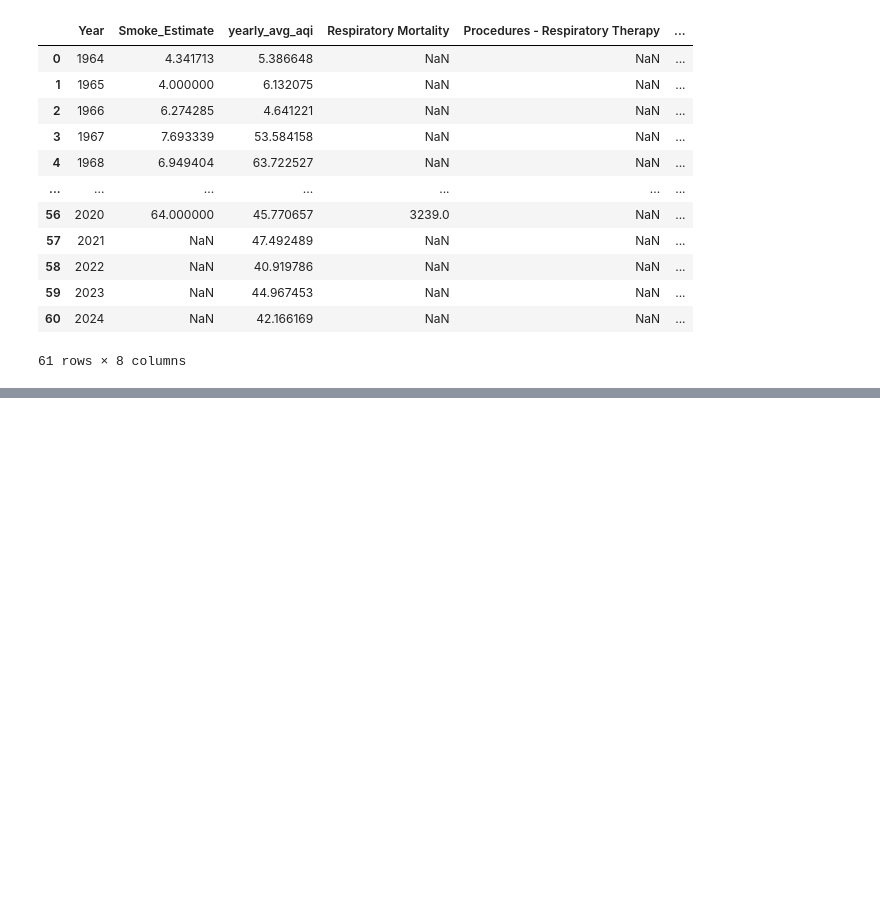
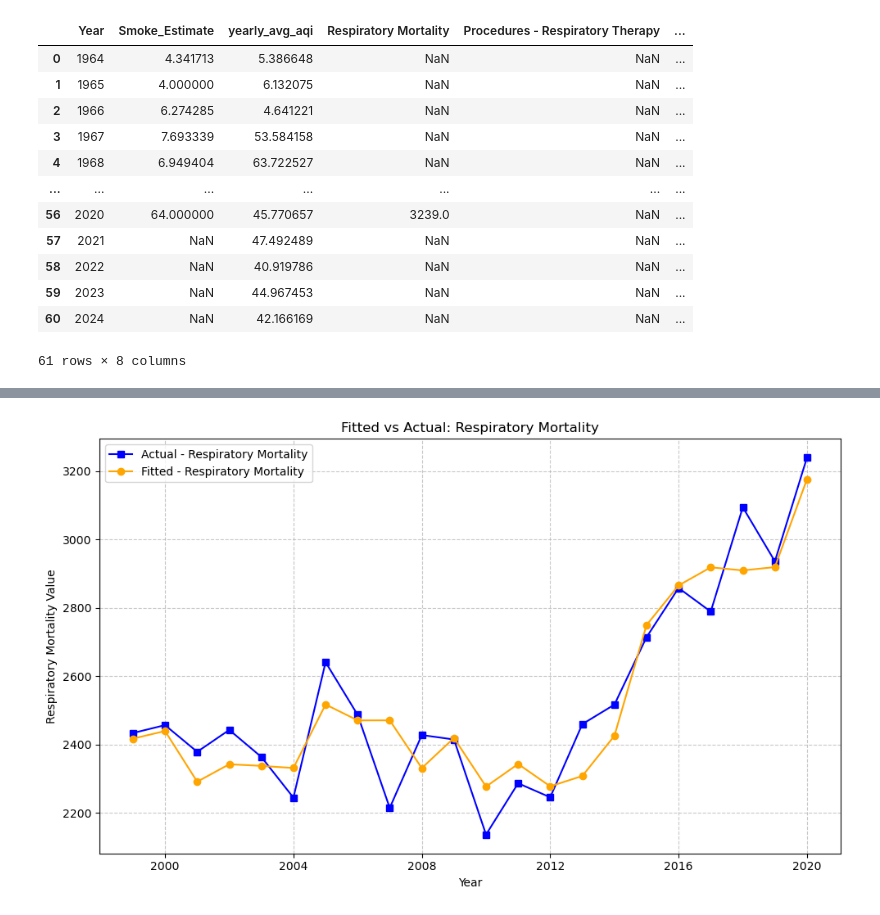
Before and after one commit to mihirgathani/Wildfire_Analysis_Project, a Jupyter notebook: Code/ExtensionPlan_Forecasting.ipynb, the cells around one changed output, grey strips where cells are left out. Drawn from its saved outputs; the diff is of its cells as text; code cells hidden in the pictures; blank space fills up the shorter version.

Commit message:
Updated the forecasting code

```diff
--- a/Code/ExtensionPlan_Forecasting.ipynb
+++ b/Code/ExtensionPlan_Forecasting.ipynb
@@ -87,10 +102,4 @@ result
 # %%
-# Filter the data for the years 2000-2020
-result_filtered = result[(result['Year'] >= 2000) & (result['Year'] <= 2020)]
-
-# Ensure 'Year' is in datetime format
-result_filtered['Year'] = pd.to_datetime(result_filtered['Year'], format='%Y')
-
 # Define endogenous (target) and exogenous (predictor) variables
 endog = result_filtered[['Respiratory Mortality', 'Procedures - Respiratory Therapy',
                          'Procedures - Respiratory Operations', 'Emergency Visits - Asthma All Mentions',
@@ -116,103 +125,31 @@ fitted_values = fitted_model.fittedvalues
 
 # Inverse transform fitted and actual values to original scale
 fitted_values_original = pd.DataFrame(scaler.inverse_transform(fitted_values),
                                       columns=endog_imputed.columns,
                                       index=endog_imputed.index)
 endog_original = pd.DataFrame(scaler.inverse_transform(endog_scaled),
                               columns=endog_imputed.columns,
                               index=endog_imputed.index)
 
 year_column = result_filtered['Year'].reset_index(drop=True)  # Ensure alignment
 
 # Plot fitted vs actual for each indicator
 for column in endog_imputed.columns:
     plt.figure(figsize=(10, 6))
     plt.plot(year_column, endog_original[column], label=f'Actual - {column}', color='blue', marker='s')
     plt.plot(year_column, fitted_values_original[column], label=f'Fitted - {column}', color='orange', marker='o')
     plt.title(f'Fitted vs Actual: {column}')
     plt.xlabel('Year')
     plt.ylabel(f'{column} Value')
     plt.legend(loc='upper left')
     plt.grid(True, linestyle='--', alpha=0.7)
     plt.tight_layout()
     plt.show()
 
     # RMSE Evaluation
     rmse = np.sqrt(mean_squared_error(endog_original[column], fitted_values_original[column]))
     relative_rmse = rmse / endog_original[column].mean()
     print(f"{column} - RMSE: {rmse:.2f}, Relative RMSE: {relative_rmse:.2%}")
     print("\n================================================================================================")
-
-# Prepare exogenous data for predictions
-exog_new = smoke_predictions[['Smoke_Estimate']]
-
-# Define historical_df by filtering result_filtered for the historical period
-historical_df = result_filtered.copy()
-
-historical_df['Procedures - Respiratory Therapy'] = endog_imputed['Procedures - Respiratory Therapy']
-
-# Predict future values
-predictions = fitted_model.get_forecast(steps=len(exog_new), exog=exog_new)
-predicted_values = predictions.predicted_mean
-
-# Inverse transform predictions to original scale
-predicted_values_original = scaler.inverse_transform(predicted_values)
-predicted_df = pd.DataFrame(predicted_values_original,
-                            columns=endog_imputed.columns)
-
-# Correct the predicted years to start after the last historical year
-predicted_df['Year'] = pd.date_range(
-    start=historical_df['Year'].iloc[-1],
-    periods=len(predicted_df),
-    freq='Y'
-)
-
-# Combine historical and predicted data
-combined_dfs = []
-for column in endog_imputed.columns:
-    combined_df = pd.DataFrame({
-        'Year': pd.concat([historical_df['Year'], predicted_df['Year']], ignore_index=True),
-        'Values': pd.concat([historical_df[column], predicted_df[column]], ignore_index=True),
-        'Type': ['Historical'] * len(historical_df) + ['Predicted'] * len(predicted_df)
-    })
-    combined_dfs.append(combined_df)
-
-# Plot combined data for each indicator
-fig, axes = plt.subplots(nrows=3, ncols=2, figsize=(18, 12))
-axes = axes.flatten()
-
-for i, column in enumerate(endog_imputed.columns):
-    ax = axes[i]
-    combined_df = combined_dfs[i]
-
-    # Plot historical data
-    ax.plot(
-        combined_df.loc[combined_df['Type'] == 'Historical', 'Year'],
-        combined_df.loc[combined_df['Type'] == 'Historical', 'Values'],
-        label=f'Historical - {column}',
-        color='blue',
-        marker='o'
-    )
-
-    # Plot predicted data
-    ax.plot(
-        combined_df.loc[combined_df['Type'] == 'Predicted', 'Year'],
-        combined_df.loc[combined_df['Type'] == 'Predicted', 'Values'],
-        label=f'Predicted - {column}',
-        color='orange',
-        marker='o'
-    )
-
-    ax.set_title(f'{column}: Historical & Predicted Trends')
-    ax.set_xlabel('Year')
-    ax.set_ylabel(f'{column}')
-    ax.legend(loc='upper left')
-    ax.grid(True, linestyle='--', alpha=0.7)
-
-# Remove extra subplot if necessary
-if len(endog_imputed.columns) < len(axes):
-    fig.delaxes(axes[-1])
-
-plt.tight_layout()
-plt.show()
 # %% [output]
+[figure, new version]
```
Also changed, not shown: parts of 10 cells of this notebook.
